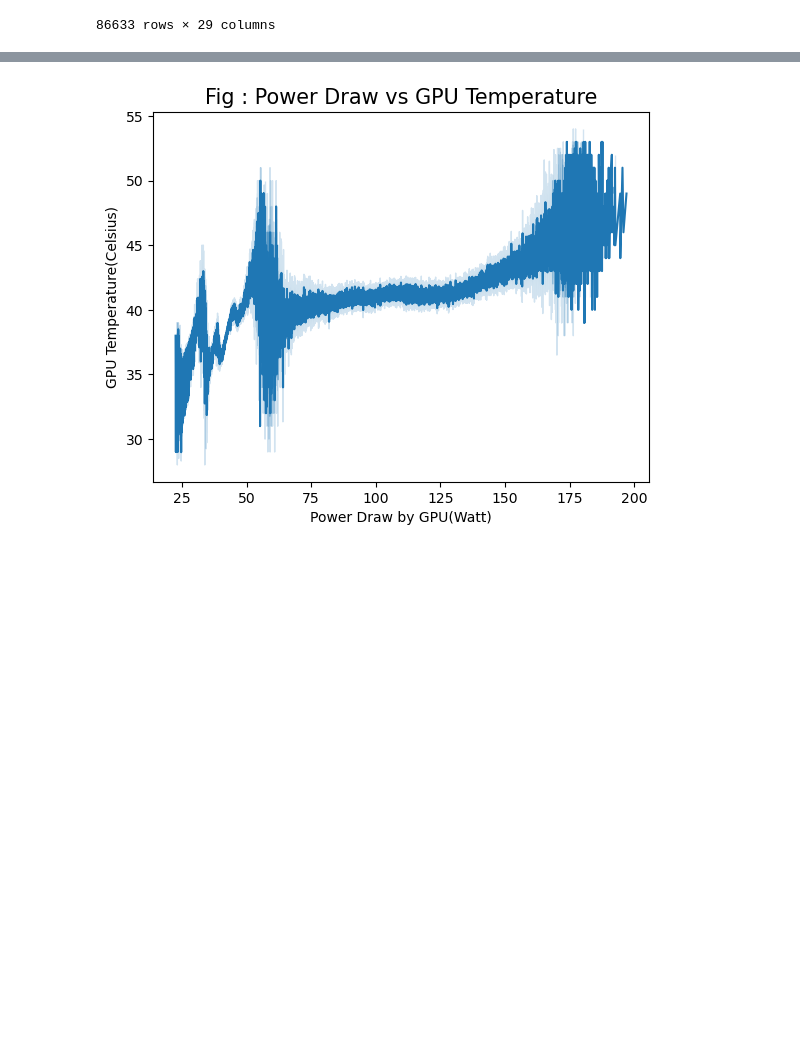
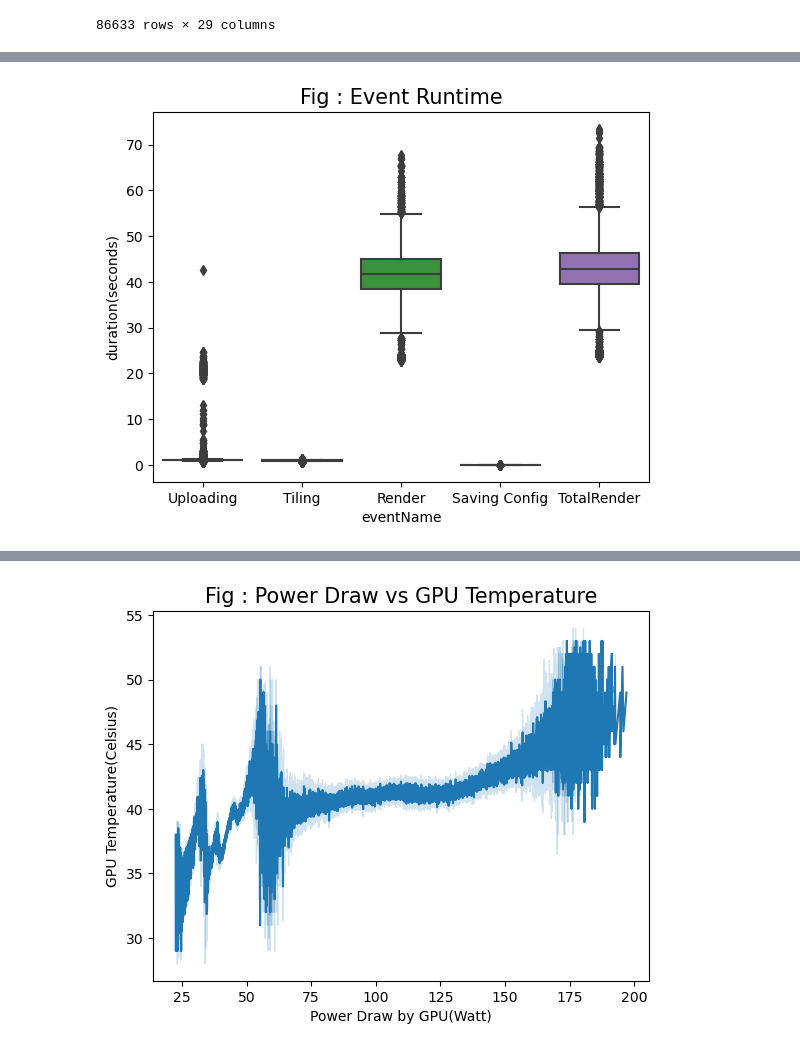
Before and after one commit to mustang-raven999/terapixel, a Jupyter notebook: terapixel.ipynb, the cells around one changed output, grey strips where cells are left out. Cells and saved outputs as stored; diff of their text form; code cells hidden in the pictures; blank space fills up the shorter version.

```diff
--- a/terapixel.ipynb
+++ b/terapixel.ipynb
@@ -97,0 +156,9 @@ start_df.head()
+# %%
+# Creating a boxplot
+sns.boxplot(x="eventName", y="duration", data=df)
+plt.xlabel('eventName', fontsize = 10)
+plt.ylabel('duration(seconds)', fontsize = 10)
+plt.title("Fig : Event Runtime", fontsize = 15)
+plt.show()
+# %% [output]
+[figure, added]
```
Also changed, not shown: parts of 8 cells of this notebook.
